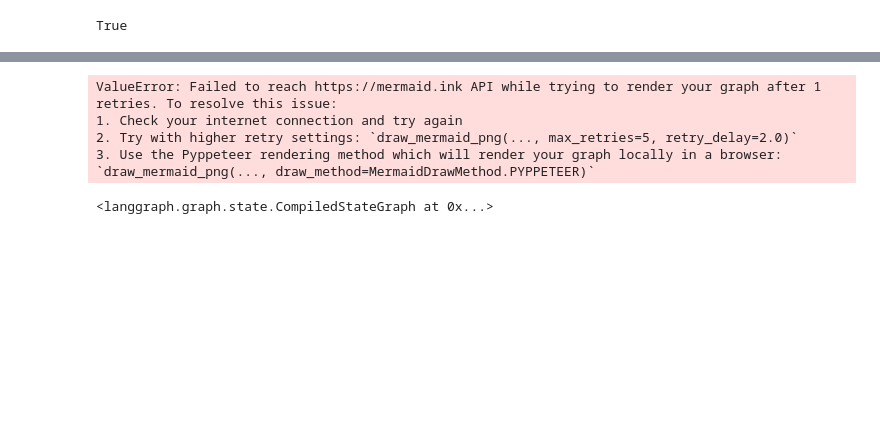
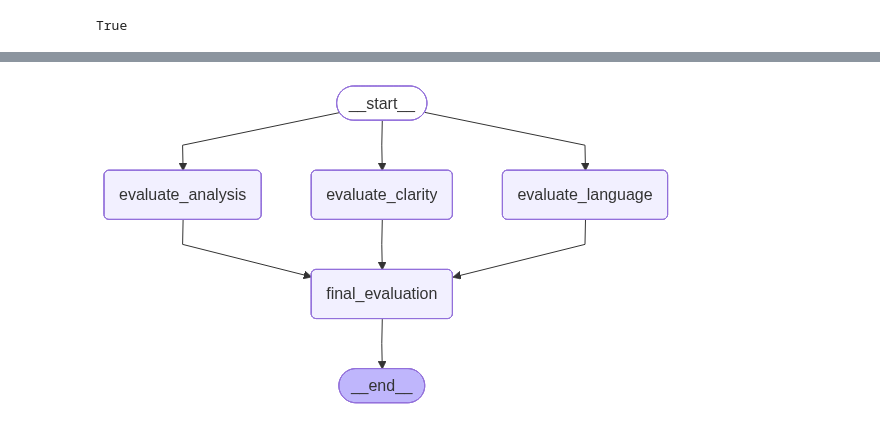
Before and after one commit to Junaeid-Shoaib/agentic-workflows-langgraph, a Jupyter notebook: 04_essay_evaluator_parallel_workflow.ipynb, the cells around one changed output, grey strips where cells are left out. Saved outputs shown, nothing was run; the diff lists cells and outputs as text; code cells hidden in the pictures; blank space fills up the shorter version.

Commit message:
Initial commit: LangGraph workflows and notebooks

```diff
--- a/04_essay_evaluator_parallel_workflow.ipynb
+++ b/04_essay_evaluator_parallel_workflow.ipynb
@@ -42,5 +69,5 @@ In conclusion, AI plays a transformative role in business by enhancing decision
 # %%
-prompt = f"Evaluate the following essay and provide detailed feedback along with a score from 0 to 10:\n\n{essay}"
-result = structured_model.invoke(prompt)
-print(result.score)
-print(result.feedback)
+# prompt = f"Evaluate the following essay and provide detailed feedback along with a score from 0 to 10:\n\n{essay}"
+# result = structured_model.invoke(prompt)
+# print(result.score)
+# print(result.feedback)
@@ -97,28 +106,24 @@ def final_evaluation(state: EvalutionState) -> EvalutionState:
 # %%
 graph = StateGraph(EvalutionState)
 
 graph.add_node('evaluate_language', evaluate_language)
 graph.add_node('evaluate_clarity', evaluate_clarity)
 graph.add_node('evaluate_analysis', evaluate_analysis)
 graph.add_node('final_evaluation', final_evaluation)
 
 #edges
 graph.add_edge(START, 'evaluate_language')
 graph.add_edge(START, 'evaluate_clarity')
 graph.add_edge(START, 'evaluate_analysis')
 
 graph.add_edge('evaluate_language', 'final_evaluation')
 graph.add_edge('evaluate_clarity', 'final_evaluation')
 graph.add_edge('evaluate_analysis', 'final_evaluation')
 graph.add_edge('final_evaluation', END)
 
 workflow = graph.compile()
 
-from IPython.display import display
-display(workflow)
+from IPython.display import Image
+Image(workflow.get_graph().draw_mermaid_png())
 # %% [output]
-ValueError: Failed to reach https://mermaid.ink API while trying to render your graph after 1 retries. To resolve this issue:
-1. Check your internet connection and try again
-2. Try with higher retry settings: `draw_mermaid_png(..., max_retries=5, retry_delay=2.0)`
-3. Use the Pyppeteer rendering method which will render your graph locally in a browser: `draw_mermaid_png(..., draw_method=MermaidDrawMethod.PYPPETEER)`
-<langgraph.graph.state.CompiledStateGraph at 0x...>
+[figure, added]
```
Also changed, not shown: parts of 6 cells of this notebook, 37 other files.
